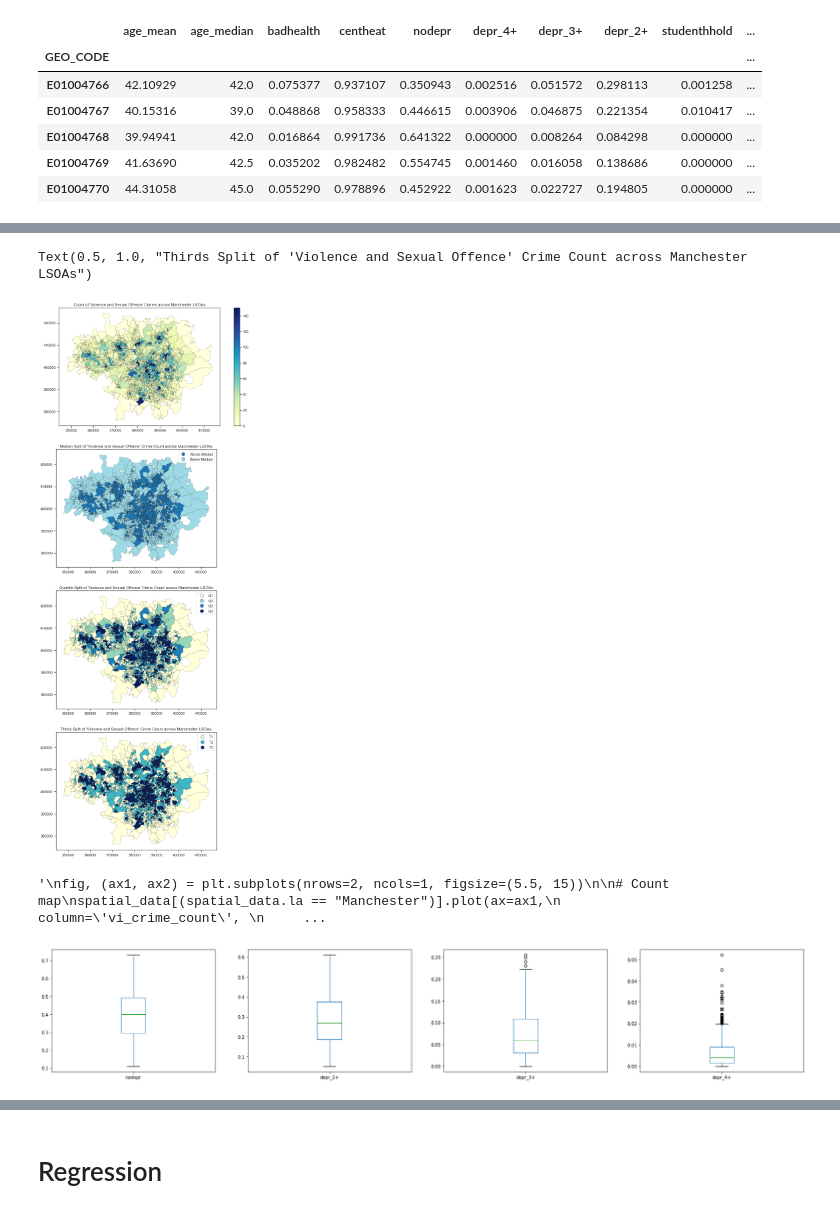
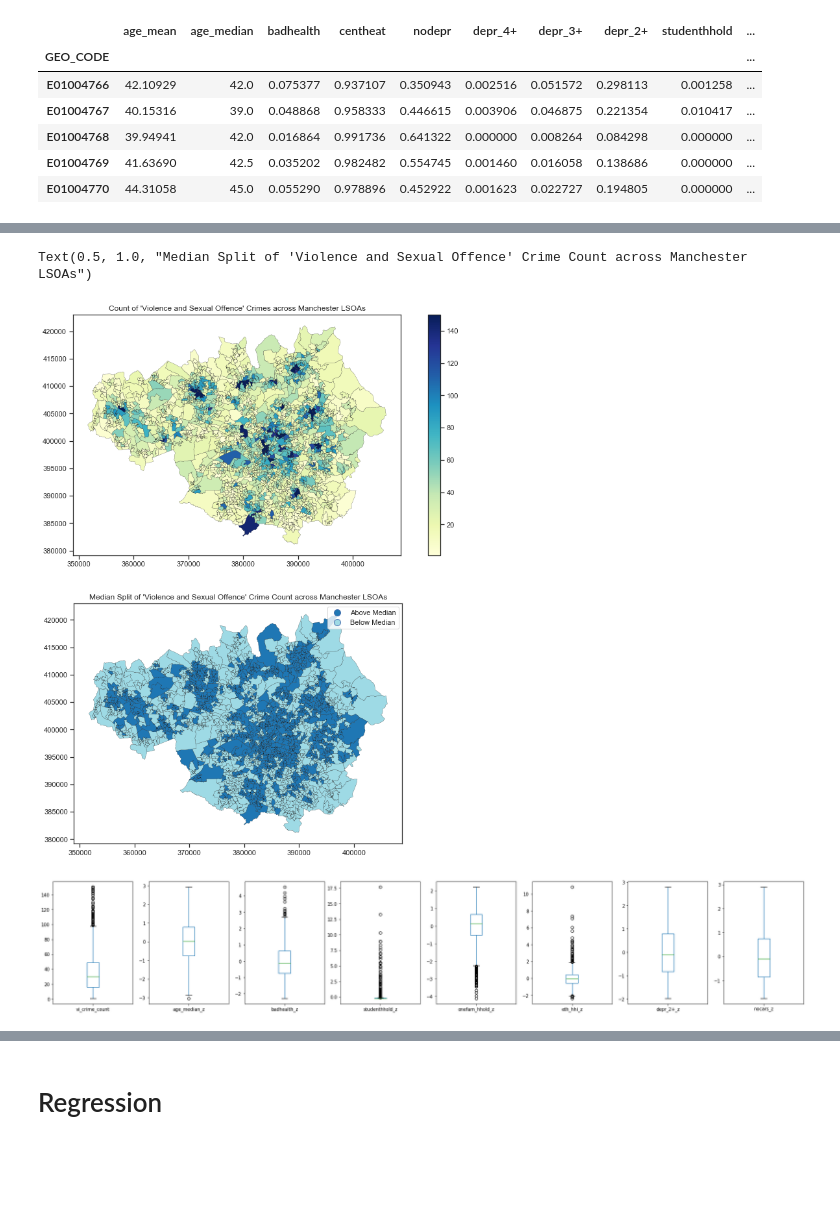
Before and after one commit to lena-kilian/JULV5000M_Liverpool, a Jupyter notebook: Manchester_3_Anlaysis.ipynb, the cells around one changed output, grey strips where cells are left out. Cells and saved outputs as stored; diff of their text form; code cells hidden in the pictures; blank space fills up the shorter version.

```diff
--- a/Manchester_3_Anlaysis.ipynb
+++ b/Manchester_3_Anlaysis.ipynb
@@ -45,21 +72,4 @@ spatial_data.loc[spatial_data.vi_crime_count.isnull(), 'vi_crime_count'] = 0
 # %%
 # do median split for violent crime count
-spatial_data['crime_med'] = np.nan  # Create a new column and set values to NaN
+spatial_data['crime_med'] = 'Below Median'
 spatial_data.loc[spatial_data.vi_crime_count >= spatial_data.vi_crime_count.median(), 'crime_med'] = 'Above Median'
-spatial_data.loc[spatial_data.vi_crime_count < spatial_data.vi_crime_count.median(), 'crime_med'] = 'Below Median'
-# %%
-(q1, q2, q3) = spatial_data['vi_crime_count'].quantile([0.25,0.5,0.75])
-
-spatial_data['crime_quar'] = 'Q4'
-spatial_data.loc[spatial_data.vi_crime_count <= q3, 'crime_quar'] = 'Q3'
-spatial_data.loc[spatial_data.vi_crime_count <= q2, 'crime_quar'] = 'Q2'
-spatial_data.loc[spatial_data.vi_crime_count <= q1, 'crime_quar'] = 'Q1'
-# %%
-(t1, t2) = spatial_data['vi_crime_count'].quantile([0.33,0.67])
-
-spatial_data['crime_thir'] = 'T3'
-spatial_data.loc[spatial_data.vi_crime_count <= t2, 'crime_thir'] = 'T2'
-spatial_data.loc[spatial_data.vi_crime_count <= t1, 'crime_thir'] = 'T1'
-# %%
-spatial_data['crime_T1'] = 'Yes'
-spatial_data.loc[spatial_data.crime_thir != 'T1', 'crime_T1'] = 'No'
@@ -93,74 +87,29 @@ spatial_data.loc[spatial_data.vi_crime_count > 150, 'vi_crime_count'] = 150
 # %%
-fig, (ax1, ax2, ax3, ax4) = plt.subplots(nrows=4, ncols=1, figsize=(15, 30))
+fig, (ax1, ax2) = plt.subplots(nrows=2, ncols=1, figsize=(15, 15))
 
 # Count map
 spatial_data.plot(ax=ax1,
                   column='vi_crime_count',
                   cmap='YlGnBu',
                   linewidth=0.2, edgecolor='black',
                   legend=True
                  )\
             .set_title("Count of 'Violence and Sexual Offence' Crimes across Manchester LSOAs")
 
-#img = ax1.imshow(spatial_data, interpolation='nearest', vmin=0.5, vmax=0.99)
-#fig.colorbar(img)
-#fig.colorbar(sm)
-
 # Median split map
 spatial_data.plot(ax=ax2,
                   column='crime_med',
                   cmap='tab20',
                   linewidth=0.2, edgecolor='black',
                   legend=True
                  )\
             .set_title("Median Split of 'Violence and Sexual Offence' Crime Count across Manchester LSOAs")
-
-# Quartile split map
-spatial_data.plot(ax=ax3,
-                  column='crime_quar',
-                  cmap='YlGnBu',
-                  linewidth=0.2, edgecolor='black',
-                  legend=True
-                 )\
-            .set_title("Quartile Split of 'Violence and Sexual Offence' Crime Count across Manchester LSOAs")
-
-# Thirds split map
-spatial_data.plot(ax=ax4,
-                  column='crime_thir',
-                  cmap='YlGnBu',
-                  linewidth=0.2, edgecolor='black',
-                  legend=True
-                 )\
-            .set_title("Thirds Split of 'Violence and Sexual Offence' Crime Count across Manchester LSOAs")
 # %% [output]
-Text(0.5, 1.0, "Thirds Split of 'Violence and Sexual Offence' Crime Count across Manchester LSOAs")
+Text(0.5, 1.0, "Median Split of 'Violence and Sexual Offence' Crime Count across Manchester LSOAs")
-[figure, old version]
+[figure, new version]
-# %%
-'''
-fig, (ax1, ax2) = plt.subplots(nrows=2, ncols=1, figsize=(5.5, 15))
-
-# Count map
-spatial_data[(spatial_data.la == "Manchester")].plot(ax=ax1,
-                  column='vi_crime_count',
-                  cmap='YlGnBu',
-                  linewidth=0.2, edgecolor='black',
-                  legend=True
-                 )\
-            .set_title("Count of 'Violence and Sexual Offence' Crimes across Manchester LSOAs")
-
-# Median split map
-spatial_data[(spatial_data.la == "Manchester")].plot(ax=ax2,
-                  column='crime_med',
-                  cmap='tab20',
-                  linewidth=0.2, edgecolor='black',
-                  legend=True
-                 )\
-            .set_title("Median Split of 'Violence and Sexual Offence' Crime Count across Manchester LSOAs")
-'''
-# %% [output]
-'\nfig, (ax1, ax2) = plt.subplots(nrows=2, ncols=1, figsize=(5.5, 15))\n\n# Count map\nspatial_data[(spatial_data.la == "Manchester")].plot(ax=ax1,\n                  column=\'vi_crime_count\', \n     ...
 # %%
-all_data[['nodepr', 'depr_2+', 'depr_3+', 'depr_4+']].plot(kind='box', subplots=True, figsize=(30, 5))
+# box plots
+spatial_data[to_keep_z].plot(kind='box', subplots=True, figsize=(30, 5))
 plt.show()
 # %% [output]
-[figure, old version]
+[figure, new version]
```
Also changed, not shown: parts of 73 cells of this notebook, 1 other file.
